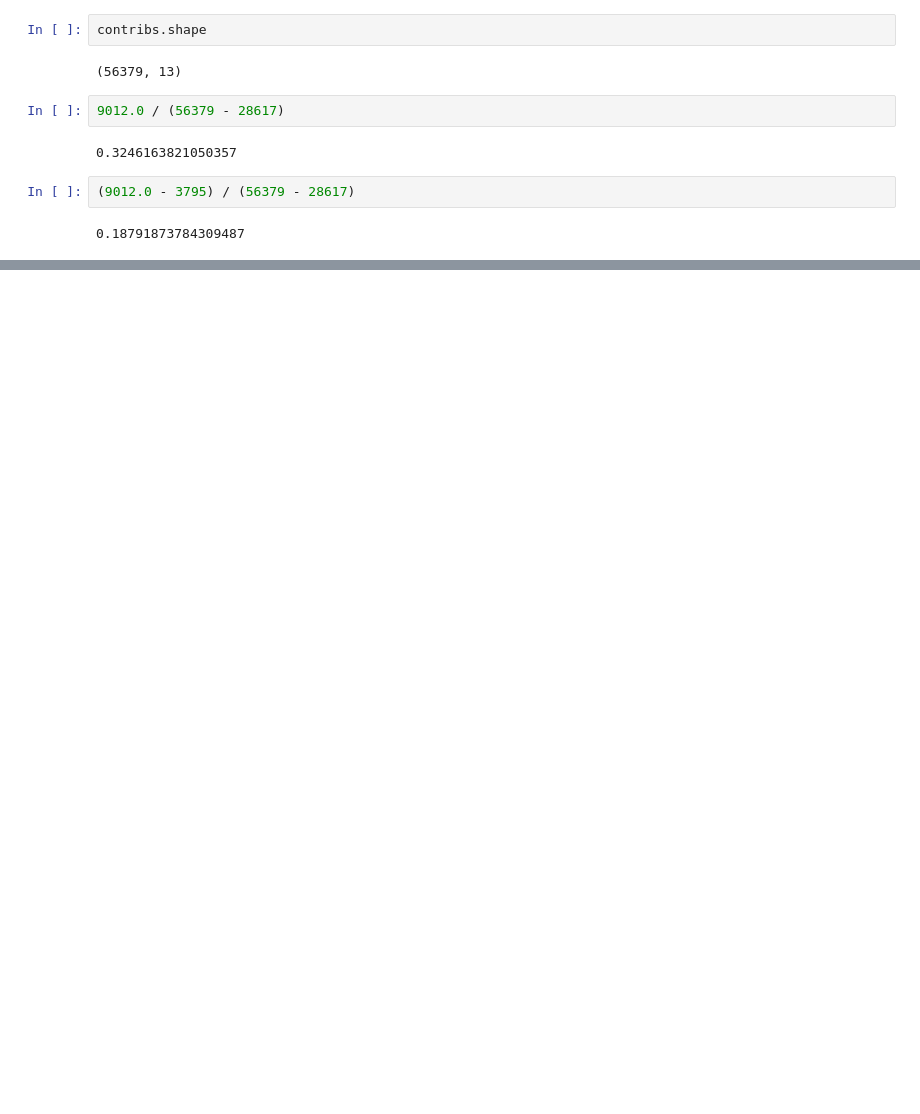
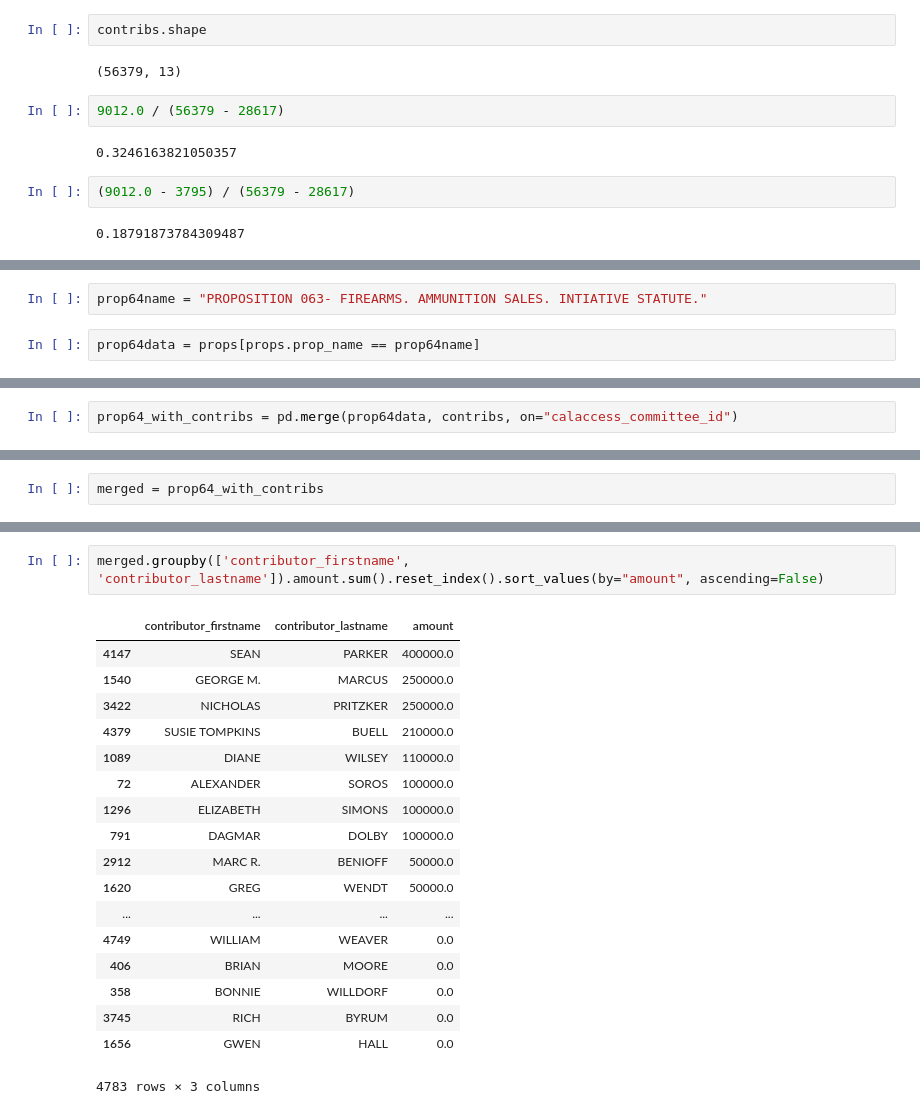
Before and after one commit to divyamistry/python_for_data_journalism, a Jupyter notebook: props-and-contribs.ipynb, the cells around one changed output, grey strips where cells are left out. Cells and saved outputs as stored; diff of their text form; blank space fills up the shorter version.

```diff
--- a/props-and-contribs.ipynb
+++ b/props-and-contribs.ipynb
@@ -249,0 +276,4 @@ contribs.shape
+# %%
+prop64name = "PROPOSITION 063- FIREARMS. AMMUNITION SALES. INTIATIVE STATUTE."
+# %%
+prop64data = props[props.prop_name == prop64name]
@@ -249,0 +337,2 @@ contribs.shape
+# %%
+prop64_with_contribs = pd.merge(prop64data, contribs, on="calaccess_committee_id")
@@ -249,0 +437,2 @@ contribs.shape
+# %%
+merged = prop64_with_contribs
@@ -249,0 +474,21 @@ contribs.shape
+# %%
+merged.groupby(['contributor_firstname', 'contributor_lastname']).amount.sum().reset_index().sort_values(by="amount", ascending=False)
+# %% [output]
+|  | contributor_firstname | contributor_lastname | amount |
+| 4147 | SEAN | PARKER | 400000.0 |
+| 1540 | GEORGE M. | MARCUS | 250000.0 |
+| 3422 | NICHOLAS | PRITZKER | 250000.0 |
+| 4379 | SUSIE TOMPKINS | BUELL | 210000.0 |
+| 1089 | DIANE | WILSEY | 110000.0 |
+| 72 | ALEXANDER | SOROS | 100000.0 |
+| 1296 | ELIZABETH | SIMONS | 100000.0 |
+| 791 | DAGMAR | DOLBY | 100000.0 |
+| 2912 | MARC R. | BENIOFF | 50000.0 |
+| 1620 | GREG | WENDT | 50000.0 |
+| ... | ... | ... | ... |
+| 4749 | WILLIAM | WEAVER | 0.0 |
+| 406 | BRIAN | MOORE | 0.0 |
+| 358 | BONNIE | WILLDORF | 0.0 |
+| 3745 | RICH | BYRUM | 0.0 |
+| 1656 | GWEN | HALL | 0.0 |
+4783 rows × 3 columns
```
Also changed, not shown: parts of 22 cells of this notebook.
